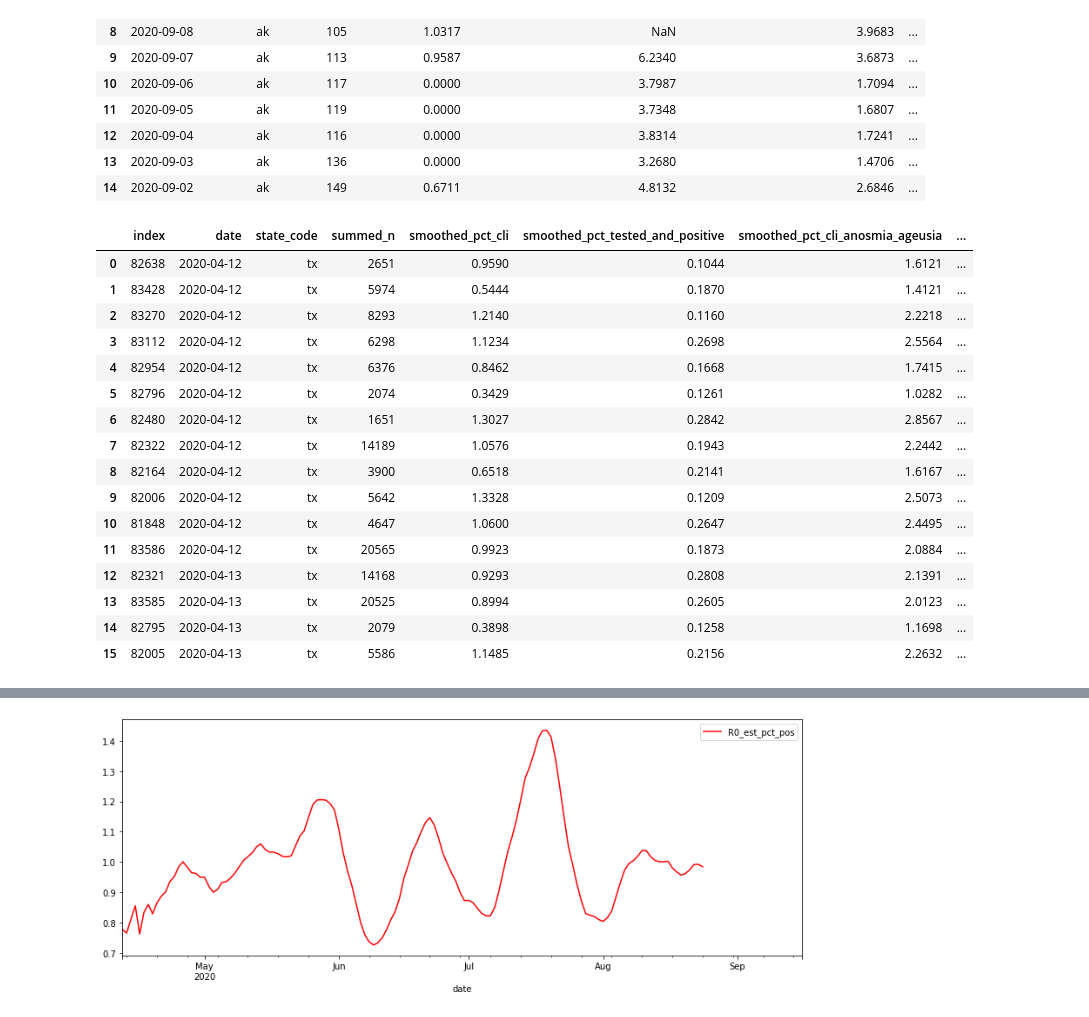
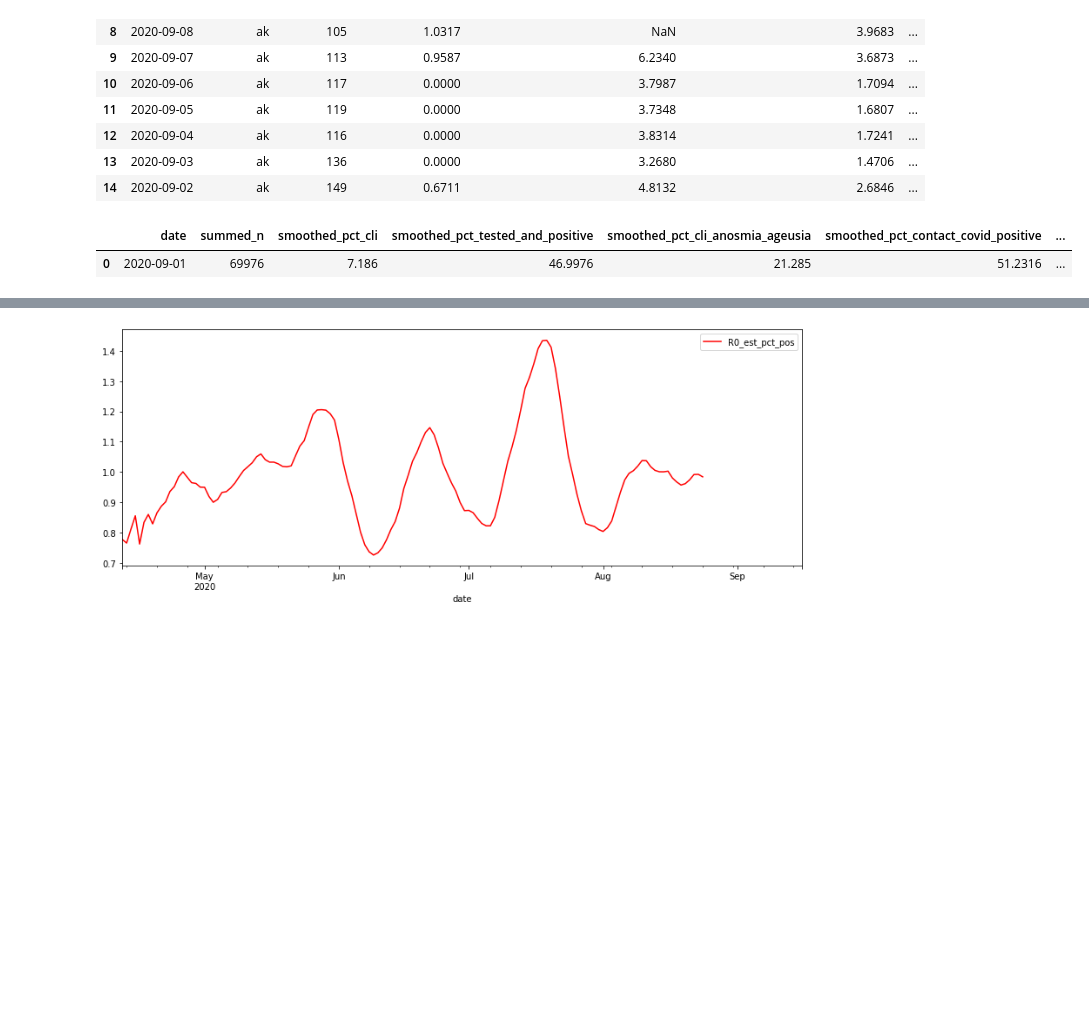
Before and after one commit to 10Exahertz/COVID_challenge, a Jupyter notebook: covid_challenge1.py.ipynb, the cells around one changed output, grey strips where cells are left out. Drawn from its saved outputs; the diff is of its cells as text; code cells hidden in the pictures; blank space fills up the shorter version.

```diff
--- a/covid_challenge1.py.ipynb
+++ b/covid_challenge1.py.ipynb
@@ -1,7 +1,7 @@
 # %%
 import pandas as pd
 
-df = pd.read_csv('Data/overall-state-smoothed.csv')
+df = pd.read_csv('Data/overall-state-smoothed2.csv')
 print('how many data points:',len(df))
 pd.set_option('display.max_columns', None)
 df = df[['date','state_code','summed_n','smoothed_pct_cli','smoothed_pct_tested_and_positive','smoothed_pct_cli_anosmia_ageusia','smoothed_pct_contact_covid_positive']]
@@ -28,29 +28,14 @@ how many data points: 96839
 # %%
 df_NY = df.loc[df['state_code'] == 'tx']
 df_NY = df_NY.sort_values(by=['date'])
-# df_NY['date']= pd.to_datetime(df_NY['date'])
-# df_NY = df_NY.loc[df_NY['date'] == '2020-06-25']
-# df_NY["num_cliaa"] = (df_NY['smoothed_pct_cli_anosmia_ageusia']/100) * df_NY['summed_n']
-# df_NY = df_NY.groupby(['date']).sum()
-# df_NY["pct_cliaa"] = df_NY['num_cliaa']/df_NY['summed_n']
+df_NY['date']= pd.to_datetime(df_NY['date'])
+df_NY = df_NY.loc[df_NY['date'] == '2020-09-01']
+df_NY["num_cliaa"] = (df_NY['smoothed_pct_cli_anosmia_ageusia']/100) * df_NY['summed_n']
+df_NY = df_NY.groupby(['date']).sum()
+df_NY["pct_cliaa"] = df_NY['num_cliaa']/df_NY['summed_n']
 df_NY = df_NY.reset_index(drop=False)
 df_NY.head(16)
 # %% [output]
-|  | index | date | state_code | summed_n | smoothed_pct_cli | smoothed_pct_tested_and_positive | smoothed_pct_cli_anosmia_ageusia | ... |
-| 0 | 82638 | 2020-04-12 | tx | 2651 | 0.9590 | 0.1044 | 1.6121 | ... |
-| 1 | 83428 | 2020-04-12 | tx | 5974 | 0.5444 | 0.1870 | 1.4121 | ... |
-| 2 | 83270 | 2020-04-12 | tx | 8293 | 1.2140 | 0.1160 | 2.2218 | ... |
-| 3 | 83112 | 2020-04-12 | tx | 6298 | 1.1234 | 0.2698 | 2.5564 | ... |
-| 4 | 82954 | 2020-04-12 | tx | 6376 | 0.8462 | 0.1668 | 1.7415 | ... |
-| 5 | 82796 | 2020-04-12 | tx | 2074 | 0.3429 | 0.1261 | 1.0282 | ... |
-| 6 | 82480 | 2020-04-12 | tx | 1651 | 1.3027 | 0.2842 | 2.8567 | ... |
-| 7 | 82322 | 2020-04-12 | tx | 14189 | 1.0576 | 0.1943 | 2.2442 | ... |
-| 8 | 82164 | 2020-04-12 | tx | 3900 | 0.6518 | 0.2141 | 1.6167 | ... |
-| 9 | 82006 | 2020-04-12 | tx | 5642 | 1.3328 | 0.1209 | 2.5073 | ... |
-| 10 | 81848 | 2020-04-12 | tx | 4647 | 1.0600 | 0.2647 | 2.4495 | ... |
-| 11 | 83586 | 2020-04-12 | tx | 20565 | 0.9923 | 0.1873 | 2.0884 | ... |
-| 12 | 82321 | 2020-04-13 | tx | 14168 | 0.9293 | 0.2808 | 2.1391 | ... |
-| 13 | 83585 | 2020-04-13 | tx | 20525 | 0.8994 | 0.2605 | 2.0123 | ... |
-| 14 | 82795 | 2020-04-13 | tx | 2079 | 0.3898 | 0.1258 | 1.1698 | ... |
-| 15 | 82005 | 2020-04-13 | tx | 5586 | 1.1485 | 0.2156 | 2.2632 | ... |
+|  | date | summed_n | smoothed_pct_cli | smoothed_pct_tested_and_positive | smoothed_pct_cli_anosmia_ageusia | smoothed_pct_contact_covid_positive | ... |
+| 0 | 2020-09-01 | 69976 | 7.186 | 46.9976 | 21.285 | 51.2316 | ... |
 # %%
```
Also changed, not shown: parts of 8 cells of this notebook.
